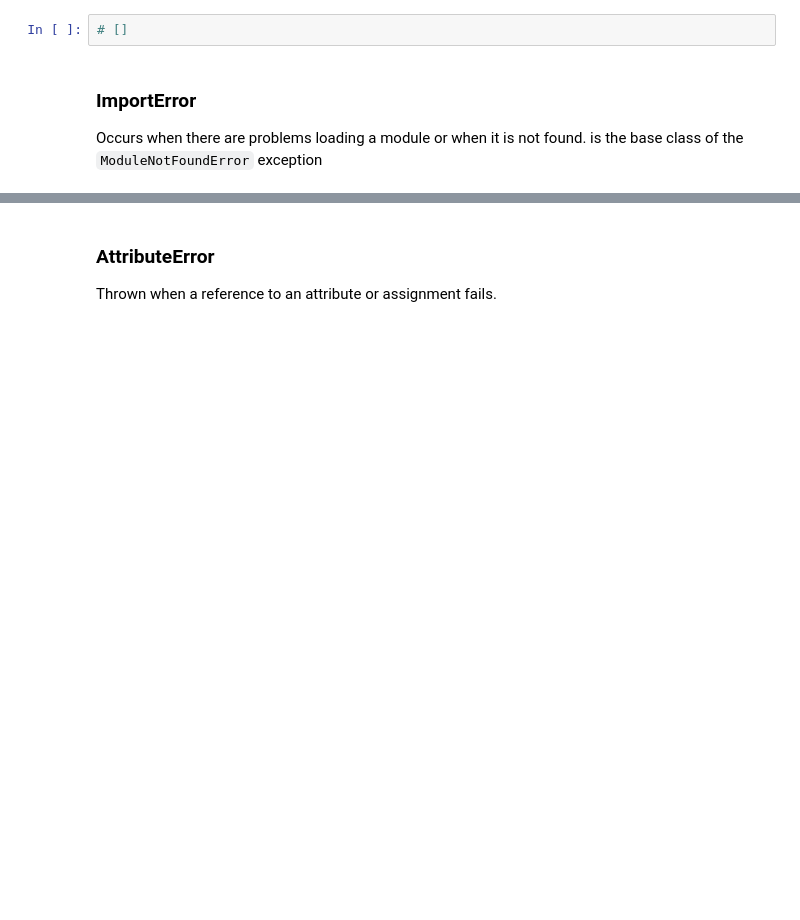
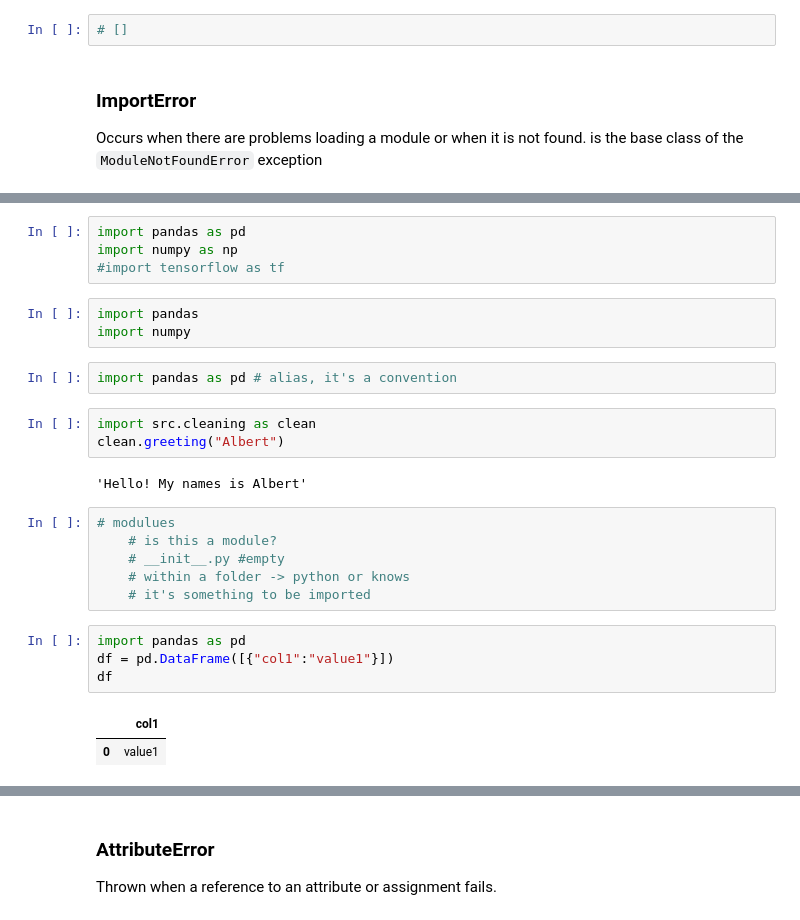
Before and after one commit to Ironhack-data-bcn-january-2024/lectures, a Jupyter notebook: week-2/1.1- Error handling.ipynb, the cells around one changed output, grey strips where cells are left out. Drawn from its saved outputs; the diff is of its cells as text; blank space fills up the shorter version.

```diff
--- a/week-2/1.1- Error handling.ipynb
+++ b/week-2/1.1- Error handling.ipynb
@@ -60,0 +146,27 @@ Occurs when there are problems loading a module or when it is not found. is the
+# %%
+import pandas as pd
+import numpy as np
+#import tensorflow as tf
+# %%
+import pandas
+import numpy
+# %%
+import pandas as pd # alias, it's a convention
+# %%
+import src.cleaning as clean
+clean.greeting("Albert")
+# %% [output]
+'Hello! My names is Albert'
+# %%
+# modulues
+    # is this a module?
+    # __init__.py #empty
+    # within a folder -> python or knows
+    # it's something to be imported
+# %%
+import pandas as pd
+df = pd.DataFrame([{"col1":"value1"}])
+df
+# %% [output]
+|  | col1 |
+| 0 | value1 |
```
Also changed, not shown: parts of 68 cells of this notebook, 2 other files.
